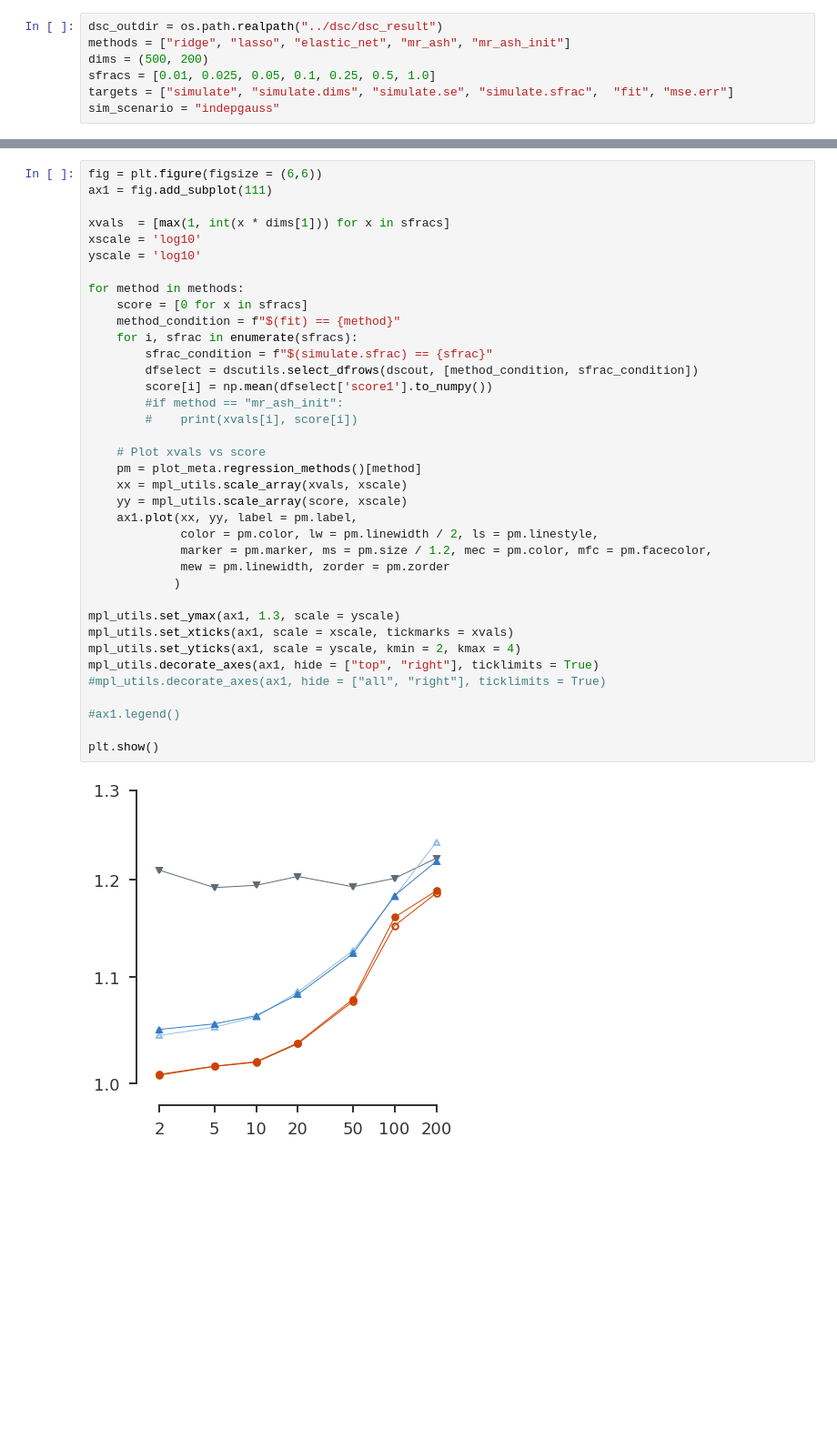
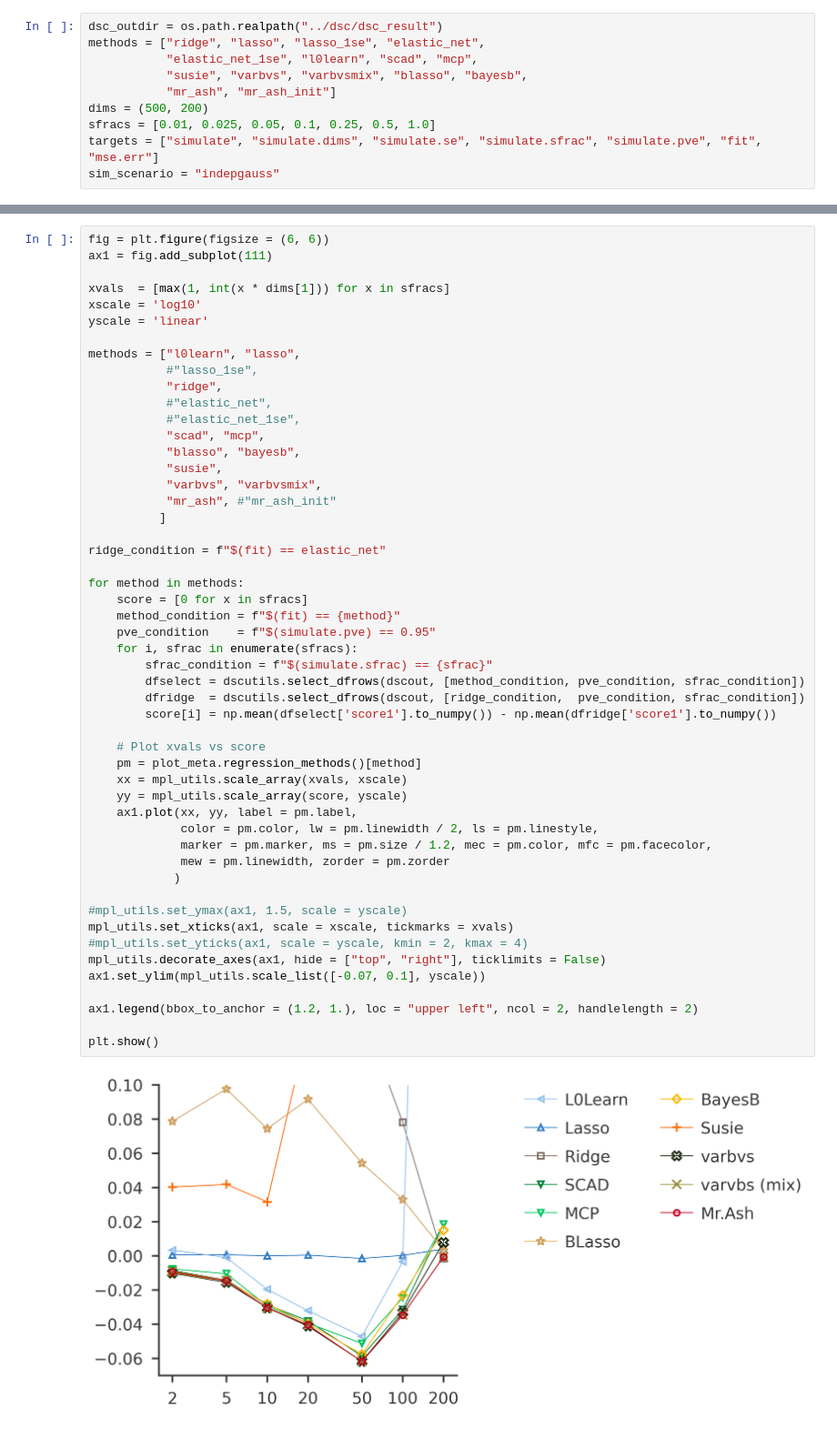
Before and after one commit to stephenslab/eb-linreg-dsc, a Jupyter notebook: analysis/exploring_dscquery2.ipynb, the cells around one changed output, grey strips where cells are left out. Shown: that part at 91% size. Cells and saved outputs as stored; diff of their text form; blank space fills up the shorter version.

Commit message:
BayesB, BLasso, L0Learn, Susie, varbvs

```diff
--- a/analysis/exploring_dscquery2.ipynb
+++ b/analysis/exploring_dscquery2.ipynb
@@ -14,9 +17,12 @@ mpl_stylesheet.banskt_presentation(fontfamily = 'latex-clearsans', fontsize = 18
 # %%
 dsc_outdir = os.path.realpath("../dsc/dsc_result")
-methods = ["ridge", "lasso", "elastic_net", "mr_ash", "mr_ash_init"]
+methods = ["ridge", "lasso", "lasso_1se", "elastic_net",
+           "elastic_net_1se", "l0learn", "scad", "mcp",
+           "susie", "varbvs", "varbvsmix", "blasso", "bayesb",
+           "mr_ash", "mr_ash_init"]
 dims = (500, 200)
 sfracs = [0.01, 0.025, 0.05, 0.1, 0.25, 0.5, 1.0]
-targets = ["simulate", "simulate.dims", "simulate.se", "simulate.sfrac",  "fit", "mse.err"]
+targets = ["simulate", "simulate.dims", "simulate.se", "simulate.sfrac", "simulate.pve", "fit", "mse.err"]
 sim_scenario = "indepgauss"
 # %%
 conditions = [f"$(simulate.dims) == '({dims[0]},{dims[1]})'",
@@ -48,39 +54,53 @@ dscout
 # %%
-fig = plt.figure(figsize = (6,6))
+fig = plt.figure(figsize = (6, 6))
 ax1 = fig.add_subplot(111)
 
 xvals  = [max(1, int(x * dims[1])) for x in sfracs]
 xscale = 'log10'
-yscale = 'log10'
+yscale = 'linear'
+
+methods = ["l0learn", "lasso",
+           #"lasso_1se",
+           "ridge",
+           #"elastic_net",
+           #"elastic_net_1se",
+           "scad", "mcp",
+           "blasso", "bayesb",
+           "susie",
+           "varbvs", "varbvsmix",
+           "mr_ash", #"mr_ash_init"
+          ]
+
+ridge_condition = f"$(fit) == elastic_net"
 
 for method in methods:
     score = [0 for x in sfracs]
     method_condition = f"$(fit) == {method}"
+    pve_condition    = f"$(simulate.pve) == 0.95"
     for i, sfrac in enumerate(sfracs):
         sfrac_condition = f"$(simulate.sfrac) == {sfrac}"
-        dfselect = dscutils.select_dfrows(dscout, [method_condition, sfrac_condition])
-        score[i] = np.mean(dfselect['score1'].to_numpy())
-        #if method == "mr_ash_init":
-        #    print(xvals[i], score[i])
+        dfselect = dscutils.select_dfrows(dscout, [method_condition, pve_condition, sfrac_condition])
+        dfridge  = dscutils.select_dfrows(dscout, [ridge_condition,  pve_condition, sfrac_condition])
+        score[i] = np.mean(dfselect['score1'].to_numpy()) - np.mean(dfridge['score1'].to_numpy())
 
     # Plot xvals vs score
     pm = plot_meta.regression_methods()[method]
     xx = mpl_utils.scale_array(xvals, xscale)
-    yy = mpl_utils.scale_array(score, xscale)
+    yy = mpl_utils.scale_array(score, yscale)
     ax1.plot(xx, yy, label = pm.label,
              color = pm.color, lw = pm.linewidth / 2, ls = pm.linestyle,
              marker = pm.marker, ms = pm.size / 1.2, mec = pm.color, mfc = pm.facecolor,
              mew = pm.linewidth, zorder = pm.zorder
             )
 
-mpl_utils.set_ymax(ax1, 1.3, scale = yscale)
+#mpl_utils.set_ymax(ax1, 1.5, scale = yscale)
 mpl_utils.set_xticks(ax1, scale = xscale, tickmarks = xvals)
-mpl_utils.set_yticks(ax1, scale = yscale, kmin = 2, kmax = 4)
-mpl_utils.decorate_axes(ax1, hide = ["top", "right"], ticklimits = True)
-#mpl_utils.decorate_axes(ax1, hide = ["all", "right"], ticklimits = True)
+#mpl_utils.set_yticks(ax1, scale = yscale, kmin = 2, kmax = 4)
+mpl_utils.decorate_axes(ax1, hide = ["top", "right"], ticklimits = False)
+ax1.set_ylim(mpl_utils.scale_list([-0.07, 0.1], yscale))
 
-#ax1.legend()
+ax1.legend(bbox_to_anchor = (1.2, 1.), loc = "upper left", ncol = 2, handlelength = 2)
 
 plt.show()
 # %% [output]
-[figure, old version]
+[figure, new version]
```
Also changed, not shown: parts of 5 cells of this notebook, 17 other files.
